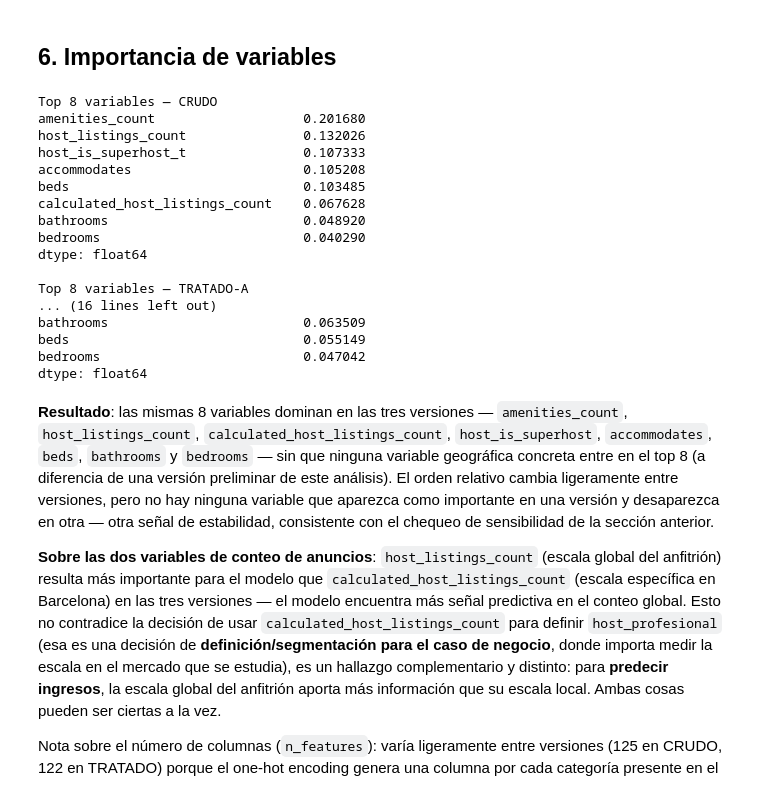
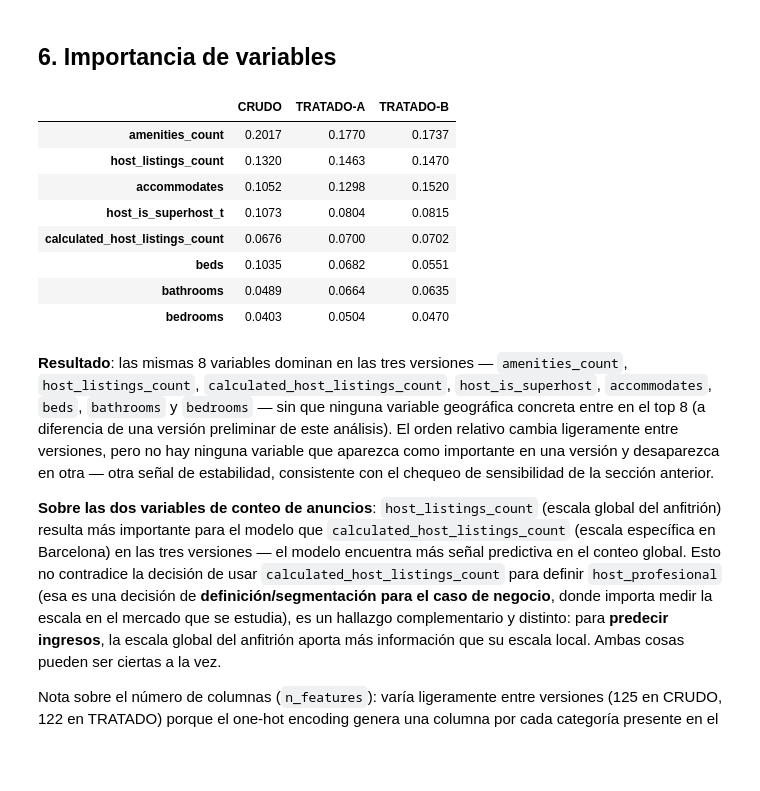
Before and after one commit to Leima20/DataTrust-Airbnb-Barcelona, a Jupyter notebook: notebooks/06_modelo_ml.ipynb, the cells around one changed output. Saved outputs shown, nothing was run; the diff lists cells and outputs as text; code cells hidden in the pictures; blank space fills up the shorter version.

```diff
--- a/notebooks/06_modelo_ml.ipynb
+++ b/notebooks/06_modelo_ml.ipynb
@@ -204,37 +232,28 @@ Diferencia relativa de MAE: 0.07%
 # %% [markdown]
 ## 6. Importancia de variables
 # %%
-print("Top 8 variables — CRUDO")
-imp_crudo = pd.Series(res_crudo["modelo"].feature_importances_, index=res_crudo["cols"]).sort_values(ascending=False)
-print(imp_crudo.head(8))
+imp_crudo = pd.Series(res_crudo["modelo"].feature_importances_, index=res_crudo["cols"])
+imp_tratado_a = pd.Series(res_tratado_a["modelo"].feature_importances_, index=res_tratado_a["cols"])
+imp_tratado_b = pd.Series(res_tratado_b["modelo"].feature_importances_, index=res_tratado_b["cols"])
 
-print()
-print("Top 8 variables — TRATADO-A")
-imp_tratado_a = pd.Series(res_tratado_a["modelo"].feature_importances_, index=res_tratado_a["cols"]).sort_values(ascending=False)
-print(imp_tratado_a.head(8))
+tabla_importancia = pd.DataFrame({
+    "CRUDO": imp_crudo,
+    "TRATADO-A": imp_tratado_a,
+    "TRATADO-B": imp_tratado_b,
+}).round(4)
 
-print()
-print("Top 8 variables — TRATADO-B")
-imp_tratado_b = pd.Series(res_tratado_b["modelo"].feature_importances_, index=res_tratado_b["cols"]).sort_values(ascending=False)
-print(imp_tratado_b.head(8))
+top8_index = tabla_importancia["TRATADO-A"].sort_values(ascending=False).head(8).index
+display(tabla_importancia.loc[top8_index].sort_values("TRATADO-A", ascending=False))
 # %% [output]
-Top 8 variables — CRUDO
-amenities_count                   0.201680
-host_listings_count               0.132026
-host_is_superhost_t               0.107333
-accommodates                      0.105208
-beds                              0.103485
-calculated_host_listings_count    0.067628
-bathrooms                         0.048920
-bedrooms                          0.040290
-dtype: float64
-
-Top 8 variables — TRATADO-A
-... (16 lines left out)
-bathrooms                         0.063509
-beds                              0.055149
-bedrooms                          0.047042
-dtype: float64
+|  | CRUDO | TRATADO-A | TRATADO-B |
+| amenities_count | 0.2017 | 0.1770 | 0.1737 |
+| host_listings_count | 0.1320 | 0.1463 | 0.1470 |
+| accommodates | 0.1052 | 0.1298 | 0.1520 |
+| host_is_superhost_t | 0.1073 | 0.0804 | 0.0815 |
+| calculated_host_listings_count | 0.0676 | 0.0700 | 0.0702 |
+| beds | 0.1035 | 0.0682 | 0.0551 |
+| bathrooms | 0.0489 | 0.0664 | 0.0635 |
+| bedrooms | 0.0403 | 0.0504 | 0.0470 |
 # %% [markdown]
 **Resultado**: las mismas 8 variables dominan en las tres versiones — `amenities_count`, `host_listings_count`, `calculated_host_listings_count`, `host_is_superhost`, `accommodates`, `beds`, `bathrooms` y `bedrooms` — sin que ninguna variable geográfica concreta entre en el top 8 (a diferencia de una versión preliminar de este análisis). El orden relativo cambia ligeramente entre versiones, pero no hay ninguna variable que aparezca como importante en una versión y desaparezca en otra — otra señal de estabilidad, consistente con el chequeo de sensibilidad de la sección anterior.
 
```
Also changed, not shown: parts of 43 cells of this notebook, 55 other files.
